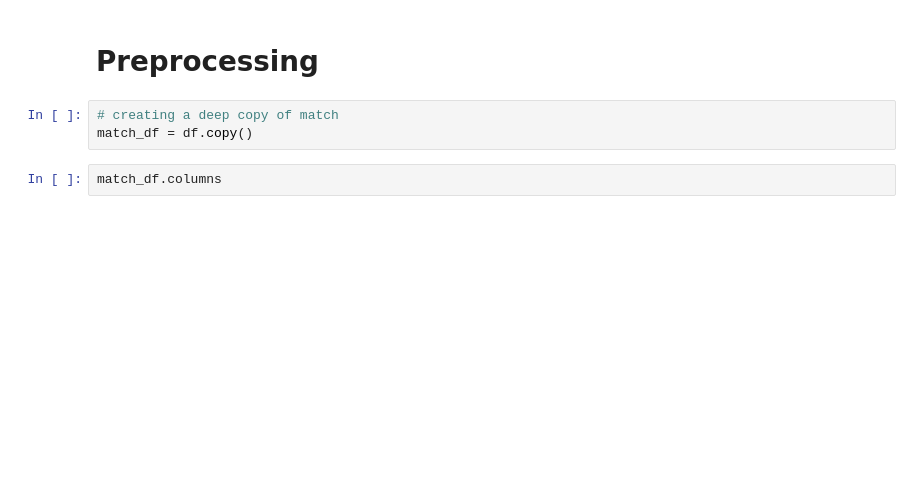
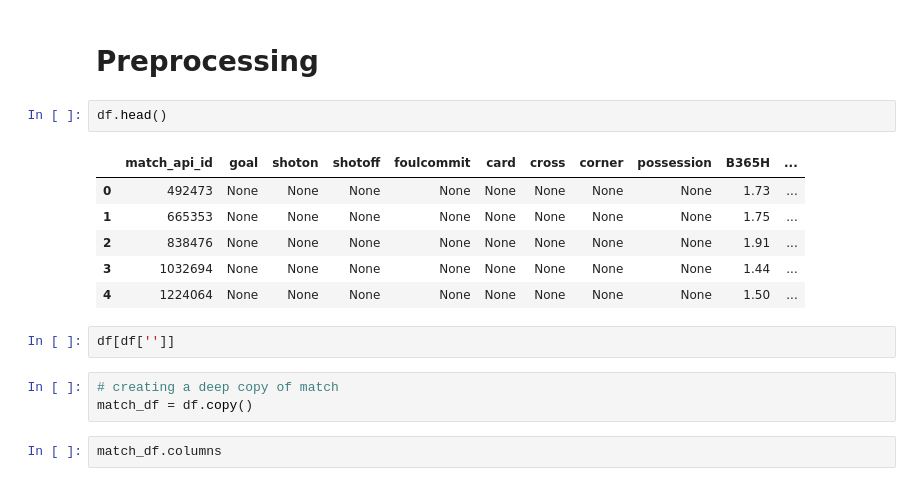
Before and after one commit to ravi7522/Football-Prediction, a Jupyter notebook: football_prediction.ipynb, the cells around one changed output. Saved outputs shown, nothing was run; the diff lists cells and outputs as text; blank space fills up the shorter version.

```diff
--- a/football_prediction.ipynb
+++ b/football_prediction.ipynb
@@ -39,6 +39,17 @@ target                                  0
 dtype: int64
 # %% [markdown]
 # Preprocessing
+# %%
+df.head()
+# %% [output]
+|  | match_api_id | goal | shoton | shotoff | foulcommit | card | cross | corner | possession | B365H | ... |
+| 0 | 492473 | None | None | None | None | None | None | None | None | 1.73 | ... |
+| 1 | 665353 | None | None | None | None | None | None | None | None | 1.75 | ... |
+| 2 | 838476 | None | None | None | None | None | None | None | None | 1.91 | ... |
+| 3 | 1032694 | None | None | None | None | None | None | None | None | 1.44 | ... |
+| 4 | 1224064 | None | None | None | None | None | None | None | None | 1.50 | ... |
+# %%
+df[df['']]
 # %%
 # creating a deep copy of match
 match_df = df.copy()
```
Also changed, not shown: parts of 16 cells of this notebook, 1 other file.
